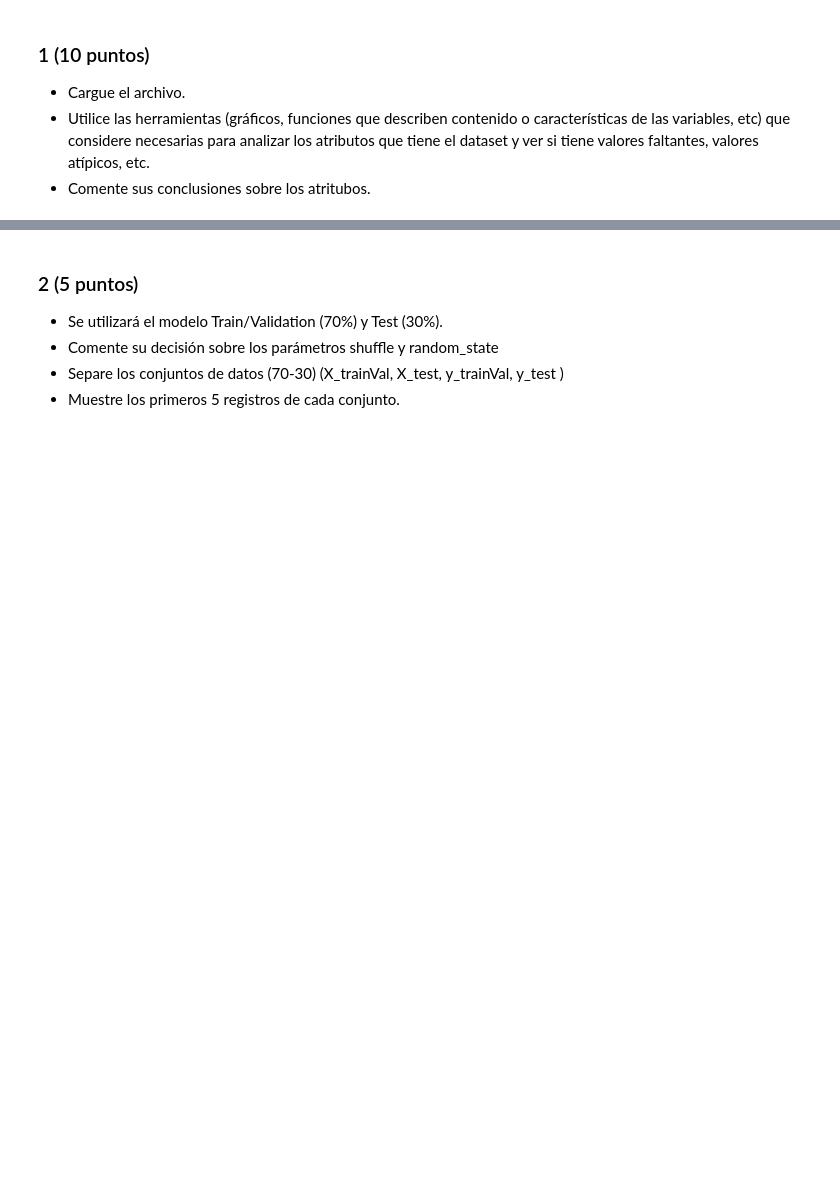
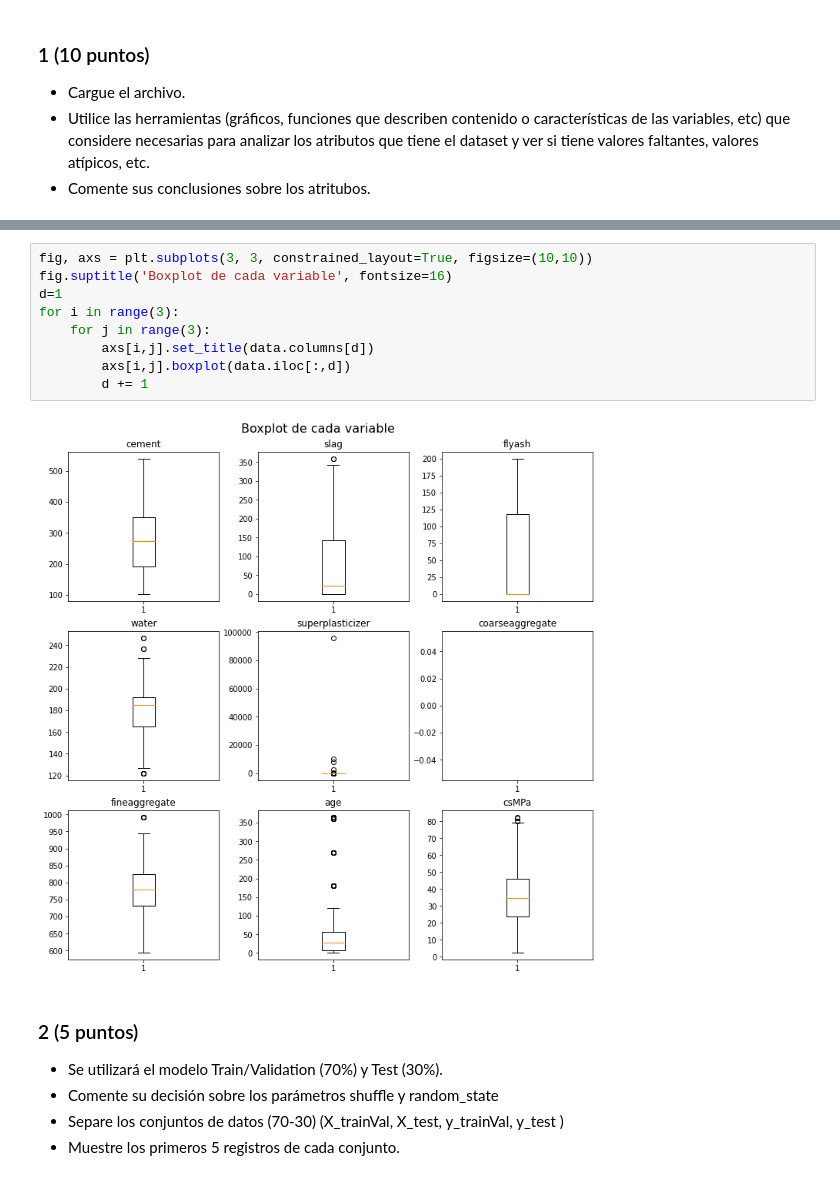
Before and after one commit to GabrielVargasR/University-Artificial-Intelligence, a Jupyter notebook: TC3 - Regression and Feature Engineering/2021-2-Trabajo Practico_03.ipynb, the cells around one changed output, grey strips where cells are left out. Cells and saved outputs as stored; diff of their text form; blank space fills up the shorter version.

```diff
--- a/TC3 - Regression and Feature Engineering/2021-2-Trabajo Practico_03.ipynb
+++ b/TC3 - Regression and Feature Engineering/2021-2-Trabajo Practico_03.ipynb
@@ -76,3 +135,14 @@ print(data.head(5), end = '\n\n') # shows first 5 registers
+# %%
+fig, axs = plt.subplots(3, 3, constrained_layout=True, figsize=(10,10))
+fig.suptitle('Boxplot de cada variable', fontsize=16)
+d=1
+for i in range(3):
+    for j in range(3):
+        axs[i,j].set_title(data.columns[d])
+        axs[i,j].boxplot(data.iloc[:,d])
+        d += 1
+# %% [output]
+[figure, added]
 # %% [markdown]
 ### 2 (5 puntos)
 - Se utilizará el modelo Train/Validation (70%)  y Test (30%).
```
Also changed, not shown: parts of 11 cells of this notebook.
